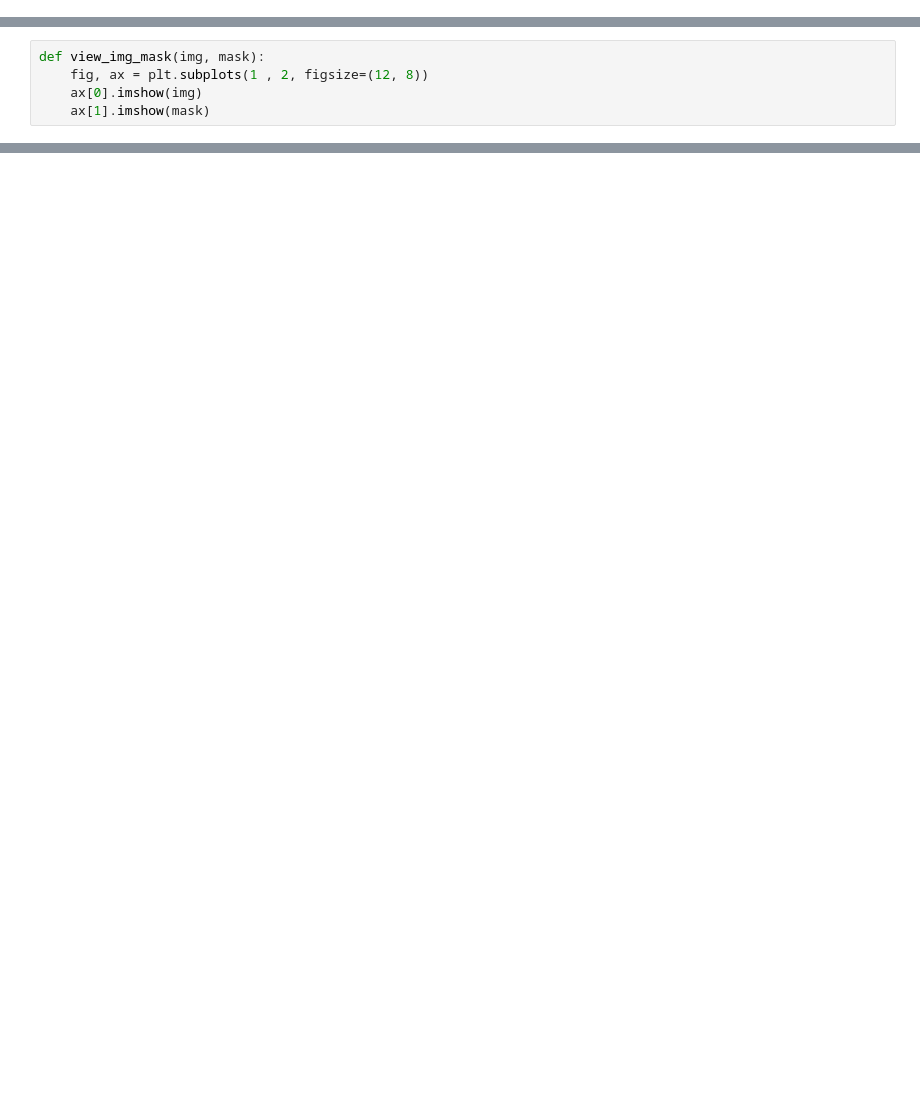
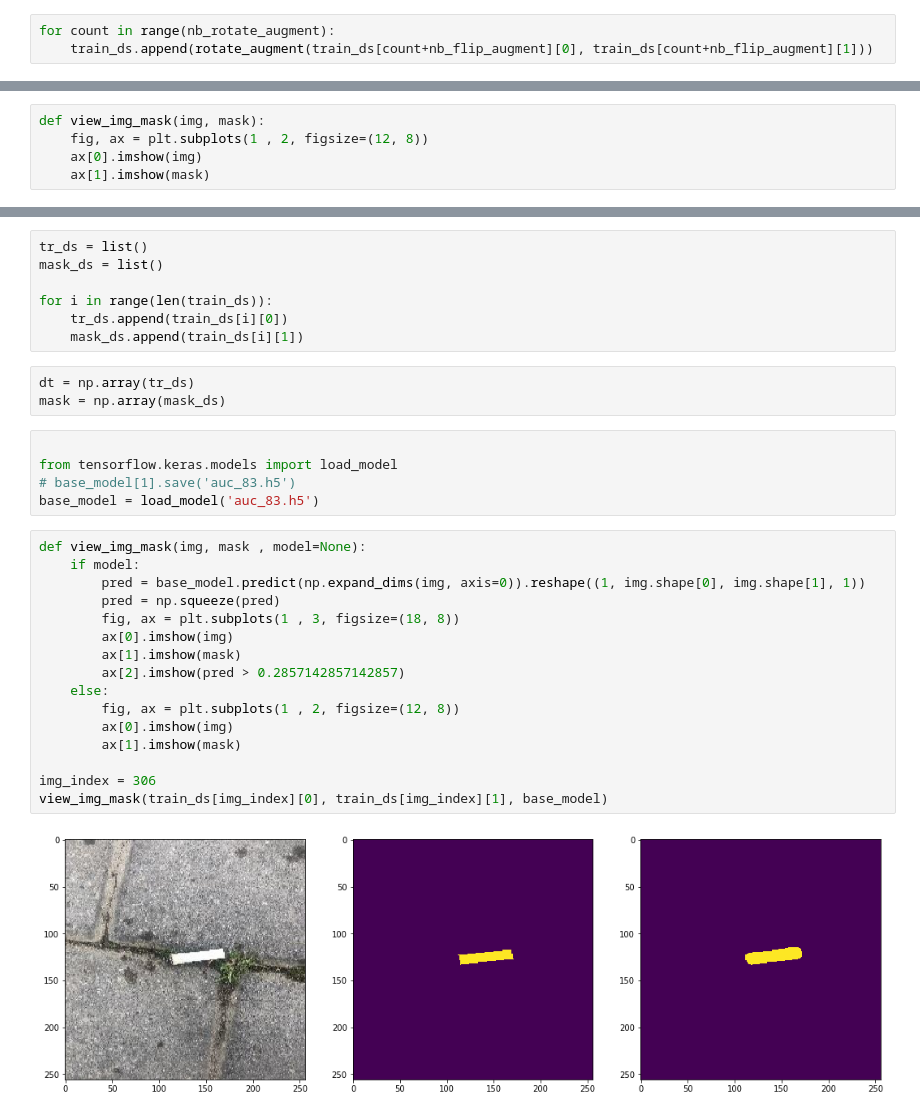
Before and after one commit to Elmar999/Cigarette_buts_detection, a Jupyter notebook: cigarette_buts/cigarettNet/test.ipynb, the cells around one changed output, grey strips where cells are left out. Drawn from its saved outputs; the diff is of its cells as text; blank space fills up the shorter version.

Commit message:
trainig phase

```diff
--- a/cigarette_buts/cigarettNet/test.ipynb
+++ b/cigarette_buts/cigarettNet/test.ipynb
@@ -113,0 +98,3 @@ ax[1].imshow(train_ds[300-1][1])
+# %%
+for count in range(nb_rotate_augment):
+    train_ds.append(rotate_augment(train_ds[count+nb_flip_augment][0], train_ds[count+nb_flip_augment][1]))
@@ -130,0 +344,33 @@ view_img_mask(train_ds[0][0], train_ds[0][1])
+# %%
+tr_ds = list()
+mask_ds = list()
+
+for i in range(len(train_ds)):
+    tr_ds.append(train_ds[i][0])
+    mask_ds.append(train_ds[i][1])
+# %%
+dt = np.array(tr_ds)
+mask = np.array(mask_ds)
+# %%
+
+from tensorflow.keras.models import load_model
+# base_model[1].save('auc_83.h5')
+base_model = load_model('auc_83.h5')
+# %%
+def view_img_mask(img, mask , model=None):
+    if model:
+        pred = base_model.predict(np.expand_dims(img, axis=0)).reshape((1, img.shape[0], img.shape[1], 1))
+        pred = np.squeeze(pred)
+        fig, ax = plt.subplots(1 , 3, figsize=(18, 8))
+        ax[0].imshow(img)
+        ax[1].imshow(mask)
+        ax[2].imshow(pred > 0.2857142857142857)
+    else:
+        fig, ax = plt.subplots(1 , 2, figsize=(12, 8))
+        ax[0].imshow(img)
+        ax[1].imshow(mask)
+
+img_index = 306
+view_img_mask(train_ds[img_index][0], train_ds[img_index][1], base_model)
+# %% [output]
+[figure, added]
```
Also changed, not shown: parts of 16 cells of this notebook, 4 other files.
